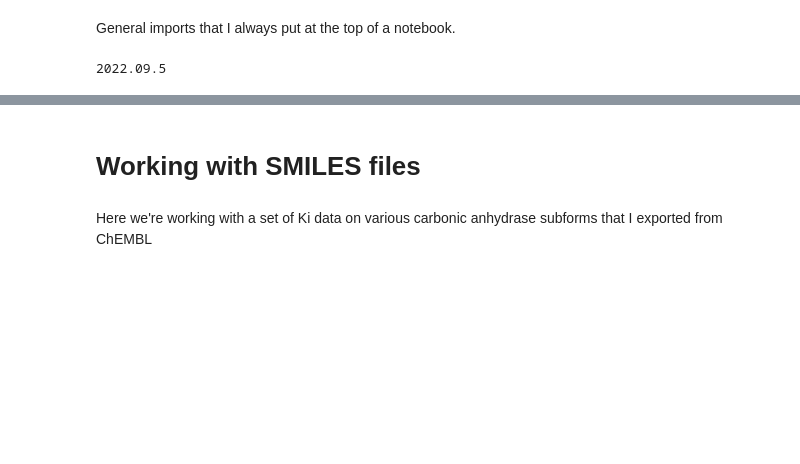
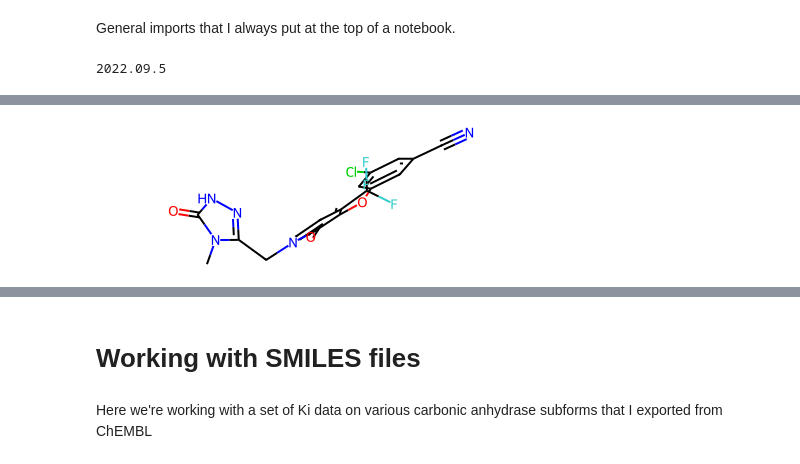
Before and after one commit to greglandrum/aisem23, a Jupyter notebook: Chemical_Data_Science/Intro to Chemical Data Science.ipynb, the cells around one changed output, grey strips where cells are left out. Cells and saved outputs as stored; diff of their text form; code cells hidden in the pictures; blank space fills up the shorter version.

```diff
--- a/Chemical_Data_Science/Intro to Chemical Data Science.ipynb
+++ b/Chemical_Data_Science/Intro to Chemical Data Science.ipynb
@@ -20,0 +79,91 @@ If you have a molecule as the last line of a notebook cell, it will be displayed
+# %%
+doravirine = Chem.MolFromMolBlock('''doravirine
+     RDKit          3D
+
+ 40 42  0  0  0  0  0  0  0  0999 V2000
+   -4.6353   -2.3955   -1.1655 C   0  0  0  0  0  0  0  0  0  0  0  0
+   -4.2600   -1.3380   -0.2016 N   0  0  0  0  0  0  0  0  0  0  0  0
+   -3.2407   -1.3293    0.5065 C   0  0  0  0  0  0  0  0  0  0  0  0
+   -3.2992   -0.1437    1.3072 N   0  0  0  0  0  0  0  0  0  0  0  0
+   -4.4306    0.4839    0.9588 N   0  0  0  0  0  0  0  0  0  0  0  0
+   -5.0426   -0.2260    0.0343 C   0  0  0  0  0  0  0  0  0  0  0  0
+   -6.1102   -0.0573   -0.6008 O   0  0  0  0  0  0  0  0  0  0  0  0
+   -2.0369   -2.2063    0.7472 C   0  0  0  0  0  0  0  0  0  0  0  0
+   -0.8603   -1.4477    1.0929 N   0  0  0  0  0  0  0  0  0  0  0  0
+   -0.7420   -1.1840    2.5083 C   0  0  0  0  0  0  0  0  0  0  0  0
+    0.3307   -0.4528    2.8953 C   0  0  0  0  0  0  0  0  0  0  0  0
+    1.2505    0.0127    2.0275 C   0  0  0  0  0  0  0  0  0  0  0  0
+    1.1826   -0.2277    0.5697 C   0  0  0  0  0  0  0  0  0  0  0  0
+    0.0769   -0.9545    0.3294 C   0  0  0  0  0  0  0  0  0  0  0  0
+   -0.0802   -1.1972   -0.9650 O   0  0  0  0  0  0  0  0  0  0  0  0
+    2.1818    0.3223   -0.0258 O   0  0  0  0  0  0  0  0  0  0  0  0
+    2.5506    0.9158   -1.1805 C   0  0  0  0  0  0  0  0  0  0  0  0
+    3.8231    1.5459   -0.9957 C   0  0  0  0  0  0  0  0  0  0  0  0
+    4.4191    2.2299   -2.1596 C   0  0  0  0  0  0  0  0  0  0  0  0
+    3.7772    2.2307   -3.2677 C   0  0  0  0  0  0  0  0  0  0  0  0
+    2.5360    1.6215   -3.4643 C   0  0  0  0  0  0  0  0  0  0  0  0
+    2.0258    1.0057   -2.3813 C   0  0  0  0  0  0  0  0  0  0  0  0
+    1.8744    1.6655   -5.0887 Cl  0  0  0  0  0  0  0  0  0  0  0  0
+    5.6690    2.8209   -1.8920 C   0  0  0  0  0  0  0  0  0  0  0  0
+    6.8760    3.3729   -1.6289 N   0  0  0  0  0  0  0  0  0  0  0  0
+    2.3787    0.8293    2.4541 C   0  0  0  0  0  0  0  0  0  0  0  0
+    2.3401    2.0869    1.8149 F   0  0  0  0  0  0  0  0  0  0  0  0
+    3.5804    0.2325    2.1315 F   0  0  0  0  0  0  0  0  0  0  0  0
+    2.3599    1.0935    3.7732 F   0  0  0  0  0  0  0  0  0  0  0  0
+   -5.0014   -1.8874   -2.0785 H   0  0  0  0  0  0  0  0  0  0  0  0
+   -3.7236   -3.0019   -1.4507 H   0  0  0  0  0  0  0  0  0  0  0  0
+   -5.3774   -3.0679   -0.7592 H   0  0  0  0  0  0  0  0  0  0  0  0
+   -4.7313    1.4034    1.3760 H   0  0  0  0  0  0  0  0  0  0  0  0
+   -1.8992   -2.8532   -0.1643 H   0  0  0  0  0  0  0  0  0  0  0  0
+   -2.2407   -2.8794    1.6458 H   0  0  0  0  0  0  0  0  0  0  0  0
+   -1.5059   -1.5818    3.1089 H   0  0  0  0  0  0  0  0  0  0  0  0
+    0.4325   -0.2263    3.9916 H   0  0  0  0  0  0  0  0  0  0  0  0
+    4.3194    1.5631   -0.0997 H   0  0  0  0  0  0  0  0  0  0  0  0
+    4.2354    2.7032   -4.1756 H   0  0  0  0  0  0  0  0  0  0  0  0
+    0.9973    0.5185   -2.5913 H   0  0  0  0  0  0  0  0  0  0  0  0
+  1  2  1  0
+  2  3  1  0
+  3  4  2  0
+  4  5  1  0
+  5  6  1  0
+  6  7  2  0
+  3  8  1  0
+  8  9  1  0
+  9 10  1  0
+ 10 11  2  0
+ 11 12  1  0
+ 12 13  2  0
+ 13 14  1  0
+ 14 15  2  0
+ 13 16  1  0
+ 16 17  1  0
+ 17 18  2  0
+ 18 19  1  0
+ 19 20  2  0
+ 20 21  1  0
+ 21 22  2  0
+ 21 23  1  0
+ 19 24  1  0
+ 24 25  3  0
+ 12 26  1  0
+ 26 27  1  0
+ 26 28  1  0
+ 26 29  1  0
+  6  2  1  0
+ 14  9  1  0
+ 22 17  1  0
+  1 30  1  0
+  1 31  1  0
+  1 32  1  0
+  5 33  1  0
+  8 34  1  0
+  8 35  1  0
+ 10 36  1  0
+ 11 37  1  0
+ 18 38  1  0
+ 20 39  1  0
+ 22 40  1  0
+M  END''')
+doravirine
+# %% [output]
+[figure, added]
```
Also changed, not shown: parts of 84 cells of this notebook, 3 other files.
